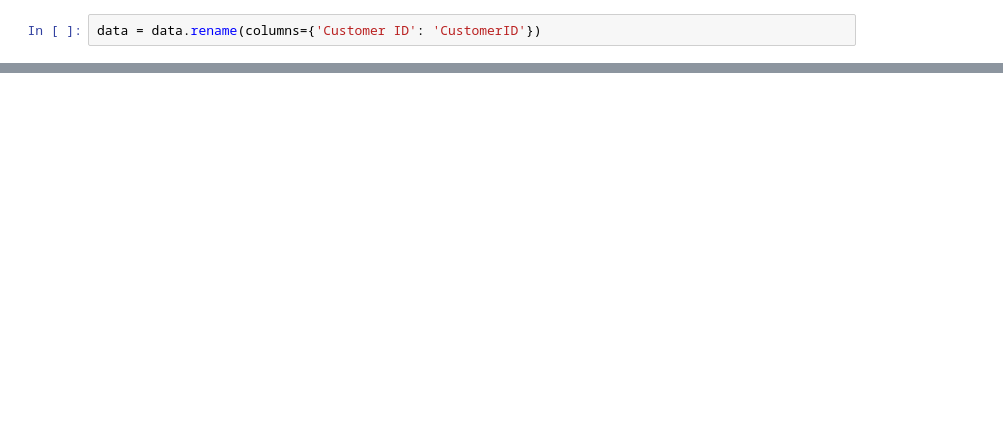
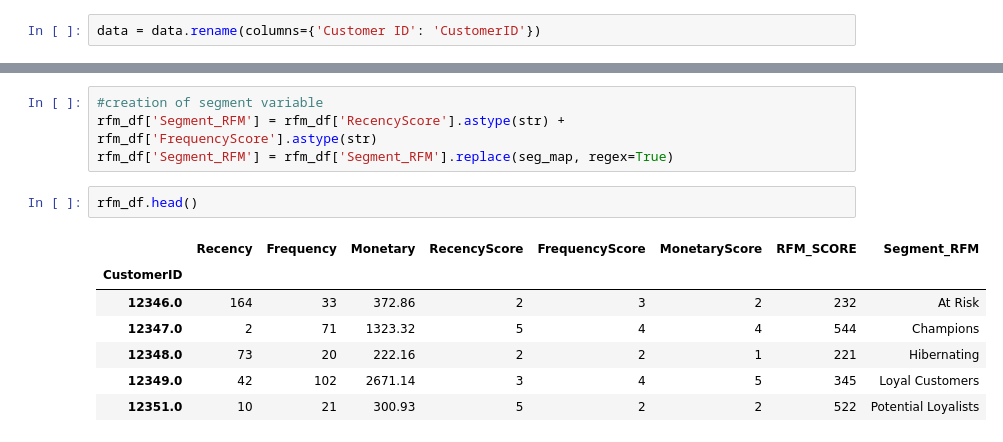
Before and after one commit to TharindaAdhikari/ML_Assignment2_IT19037752_IT19047966_IT19189390, a Jupyter notebook: Customer_Segmentaion.ipynb, the cells around one changed output, grey strips where cells are left out. Cells and saved outputs as stored; diff of their text form; blank space fills up the shorter version.

```diff
--- a/Customer_Segmentaion.ipynb
+++ b/Customer_Segmentaion.ipynb
@@ -464,0 +676,14 @@ data = data.rename(columns={'Customer ID': 'CustomerID'})
+# %%
+#creation of segment variable
+rfm_df['Segment_RFM'] = rfm_df['RecencyScore'].astype(str) + rfm_df['FrequencyScore'].astype(str)
+rfm_df['Segment_RFM'] = rfm_df['Segment_RFM'].replace(seg_map, regex=True)
+# %%
+rfm_df.head()
+# %% [output]
+|  | Recency | Frequency | Monetary | RecencyScore | FrequencyScore | MonetaryScore | RFM_SCORE | Segment_RFM |
+| CustomerID |  |  |  |  |  |  |  |  |
+| 12346.0 | 164 | 33 | 372.86 | 2 | 3 | 2 | 232 | At Risk |
+| 12347.0 | 2 | 71 | 1323.32 | 5 | 4 | 4 | 544 | Champions |
+| 12348.0 | 73 | 20 | 222.16 | 2 | 2 | 1 | 221 | Hibernating |
+| 12349.0 | 42 | 102 | 2671.14 | 3 | 4 | 5 | 345 | Loyal Customers |
+| 12351.0 | 10 | 21 | 300.93 | 5 | 2 | 2 | 522 | Potential Loyalists |
```
Also changed, not shown: parts of 28 cells of this notebook.
